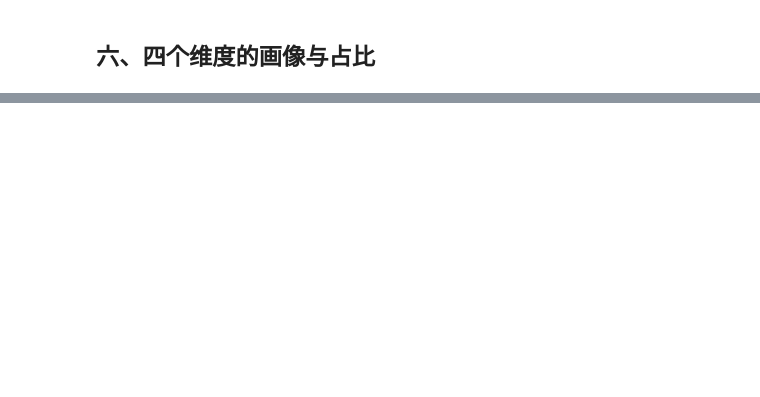
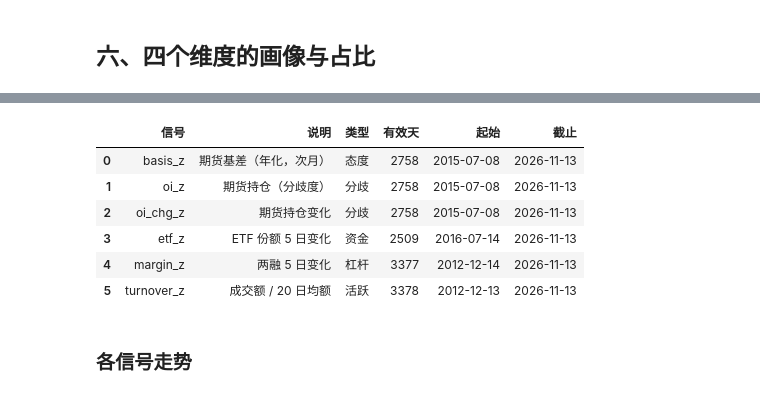
Before and after one commit to blackcoffeesky/investment_system, a Jupyter notebook: experiment/hmm_state/final_states_viz.ipynb, the cells around one changed output, grey strips where cells are left out. Cells and saved outputs as stored; diff of their text form; code cells hidden in the pictures; blank space fills up the shorter version.

```diff
--- a/experiment/hmm_state/final_states_viz.ipynb
+++ b/experiment/hmm_state/final_states_viz.ipynb
@@ -273,0 +283,30 @@ for label, (pk, vk) in {"短周期": ("短价格", "短波动"),
+# %%
+z = load_signals(px_panel)
+b = buckets(z)
+display(coverage(z))
+
+
+def plot_money(name):
+    s = z[name].dropna()
+    close = px_panel["close"].reindex(s.index)
+    fig = make_subplots(rows=2, cols=1, shared_xaxes=True, row_heights=[0.55, 0.45],
+                        vertical_spacing=0.08,
+                        subplot_titles=(f"{name}：{SIGNALS[name]}（滚动 z 分数）", "价格"))
+    fig.add_trace(go.Scatter(x=s.index, y=s.values, mode="lines",
+                             line=dict(color="#8E44AD", width=1), name=name), row=1, col=1)
+    fig.add_hline(y=0, line=dict(color="#BDC3C7", width=1, dash="dot"), row=1, col=1)
+    fig.add_trace(go.Scatter(x=close.index, y=close.values, mode="lines",
+                             line=dict(color="#34495E", width=1), name="价格"), row=2, col=1)
+    fig.update_layout(height=480, margin=dict(l=40, r=20, t=60, b=40),
+                      hovermode="x unified", showlegend=False)
+    return fig
+# %% [output]
+|  | 信号 | 说明 | 类型 | 有效天 | 起始 | 截止 |
+| 0 | basis_z | 期货基差（年化，次月） | 态度 | 2758 | 2015-07-08 | 2026-11-13 |
+| 1 | oi_z | 期货持仓（分歧度） | 分歧 | 2758 | 2015-07-08 | 2026-11-13 |
+| 2 | oi_chg_z | 期货持仓变化 | 分歧 | 2758 | 2015-07-08 | 2026-11-13 |
+| 3 | etf_z | ETF 份额 5 日变化 | 资金 | 2509 | 2016-07-14 | 2026-11-13 |
+| 4 | margin_z | 两融 5 日变化 | 杠杆 | 3377 | 2012-12-14 | 2026-11-13 |
+| 5 | turnover_z | 成交额 / 20 日均额 | 活跃 | 3378 | 2012-12-13 | 2026-11-13 |
+# %% [markdown]
+### 各信号走势
```
Also changed, not shown: parts of 22 cells of this notebook, 10 other files.
